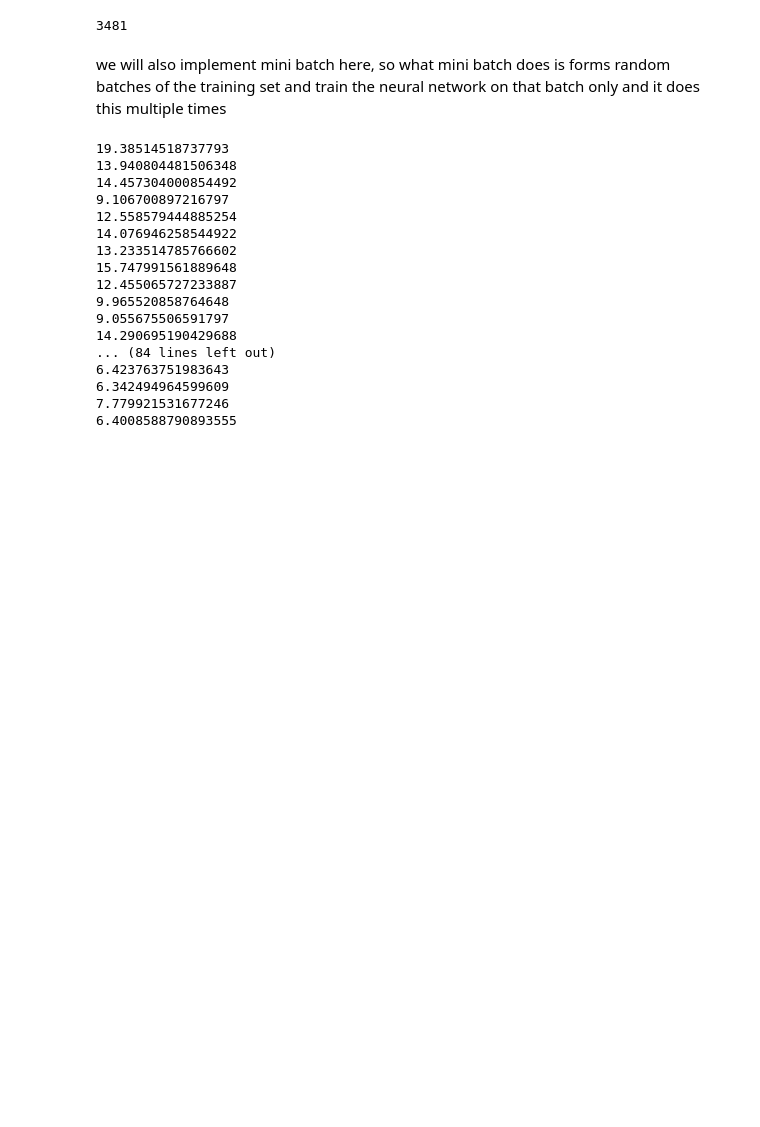
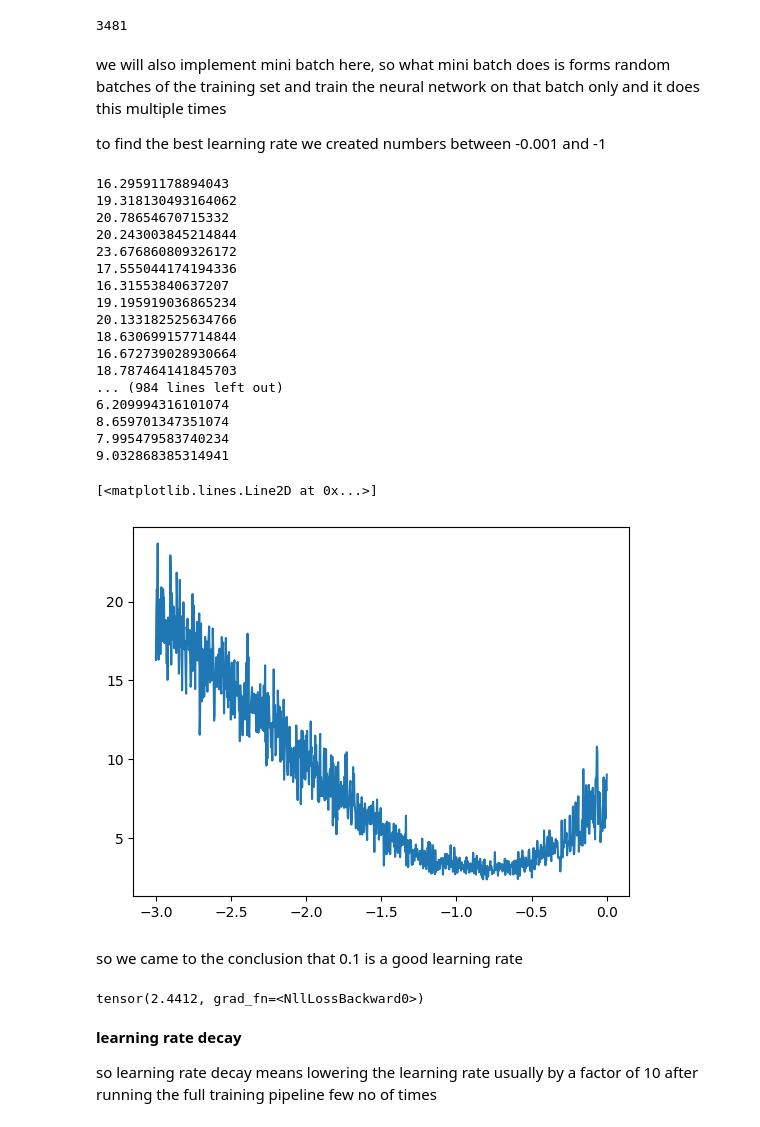
Before and after one commit to gulshan-katankar/language_modelling, a Jupyter notebook: model_2.ipynb, the cells around one changed output. Cells and saved outputs as stored; diff of their text form; code cells hidden in the pictures; blank space fills up the shorter version.

Commit message:
found the best learning rate and performed the learning rate decay later

```diff
--- a/model_2.ipynb
+++ b/model_2.ipynb
@@ -316,8 +316,16 @@ for p in parameters:
   p.requires_grad = True
 # %% [markdown]
 we will also implement mini batch here, so what mini batch does is forms random batches of the training set and train the neural network on that batch only and it does this multiple times
+
+to find the best learning rate we created numbers between -0.001 and -1
+# %%
+lre = torch.linspace(-3, 0, 1000)
+lrs = 10**lre
 # %%
-for _ in range(100):
+lri = []
+lossi = []
+
+for i in range(1000):
 
   #mini batch construct
   ix = torch.randint(0, x.shape[0], (32,)) #this will generate 32 random numbers between 0 and x.shape
@@ -335,23 +343,35 @@ for _ in range(100):
   loss.backward()
 
   # update
+  lr = lrs[i]
   for p in parameters:
-    p.data += -1 * p.grad
+    p.data += -lr * p.grad
+
+  # track stats
+  lri.append(lre[i])
+  lossi.append(loss.item())
 # %% [output]
-19.38514518737793
-13.940804481506348
-14.457304000854492
-9.106700897216797
-12.558579444885254
-14.076946258544922
-13.233514785766602
-15.747991561889648
-12.455065727233887
-9.965520858764648
-9.055675506591797
-14.290695190429688
-... (84 lines left out)
-6.423763751983643
-6.342494964599609
-7.779921531677246
-6.4008588790893555
+16.29591178894043
+19.318130493164062
+20.78654670715332
+20.243003845214844
+23.676860809326172
+17.555044174194336
+16.31553840637207
+19.195919036865234
+20.133182525634766
+18.630699157714844
+16.672739028930664
+18.787464141845703
+... (984 lines left out)
+6.209994316101074
+8.659701347351074
+7.995479583740234
+9.032868385314941
+# %%
+plt.plot(lri, lossi)
+# %% [output]
+[<matplotlib.lines.Line2D at 0x...>]
+[figure, added]
+# %% [markdown]
+so we came to the conclusion that 0.1 is a good learning rate
@@ -357,0 +408,12 @@ for _ in range(100):
+# %%
+emb = C[x] # (32, 3, 2)
+h = torch. tanh(emb.view(-1, 6) @ W1 + b1) # (32, 100)
+logits = h @ W2 + b2 # (32, 27)
+loss = F.cross_entropy(logits, y)
+loss
+# %% [output]
+tensor(2.4412, grad_fn=<NllLossBackward0>)
+# %% [markdown]
+**learning rate decay**
+
+so learning rate decay means lowering the learning rate usually by a factor of 10 after running the  full training pipeline few no of times
```
Also changed, not shown: parts of 4 cells of this notebook.
